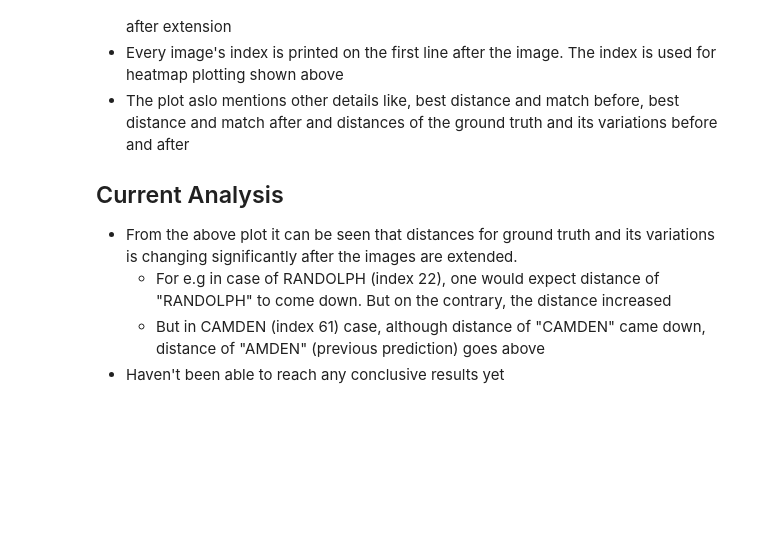
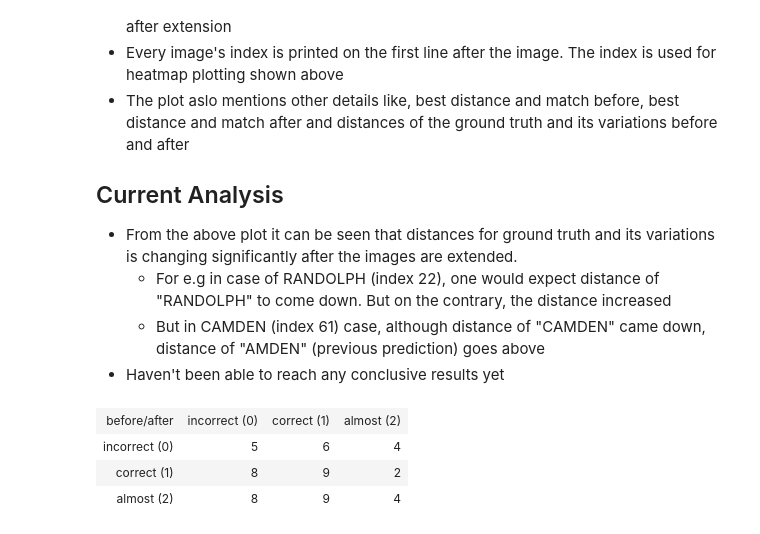
Before and after one commit to mudit1990/torch-phoc, a Jupyter notebook: src/study_embeddings.ipynb, the cells around one changed output. Cells and saved outputs as stored; diff of their text form; code cells hidden in the pictures; blank space fills up the shorter version.

Commit message:
updating the important python notebooks

```diff
--- a/src/study_embeddings.ipynb
+++ b/src/study_embeddings.ipynb
@@ -404,3 +439,22 @@ All Distances After:[('helbyville', 0.5840660441990979), ('shelbyvill', 0.497482
     * For e.g in case of RANDOLPH (index 22), one would expect distance of "RANDOLPH" to come down. But on the contrary, the distance increased
     * But in CAMDEN (index 61) case, although distance of "CAMDEN" came down, distance of "AMDEN" (previous prediction) goes above
 * Haven't been able to reach any conclusive results yet
+# %%
+from IPython.display import HTML, display
+
+data = [['before/after','incorrect (0)','correct (1)','almost (2)'],
+        ['incorrect (0)',5,6,4],
+        ['correct (1)',8,9,2],
+        ['almost (2)',8,9,4]]
+
+display(HTML(
+    '<table><tr>{}</tr></table>'.format(
+        '</tr><tr>'.join(
+            '<td>{}</td>'.format('</td><td>'.join(str(_) for _ in row)) for row in data)
+        )
+ ))
+# %% [output]
+| before/after | incorrect (0) | correct (1) | almost (2) |
+| incorrect (0) | 5 | 6 | 4 |
+| correct (1) | 8 | 9 | 2 |
+| almost (2) | 8 | 9 | 4 |
```
Also changed, not shown: parts of 14 cells of this notebook, 2 other files.
